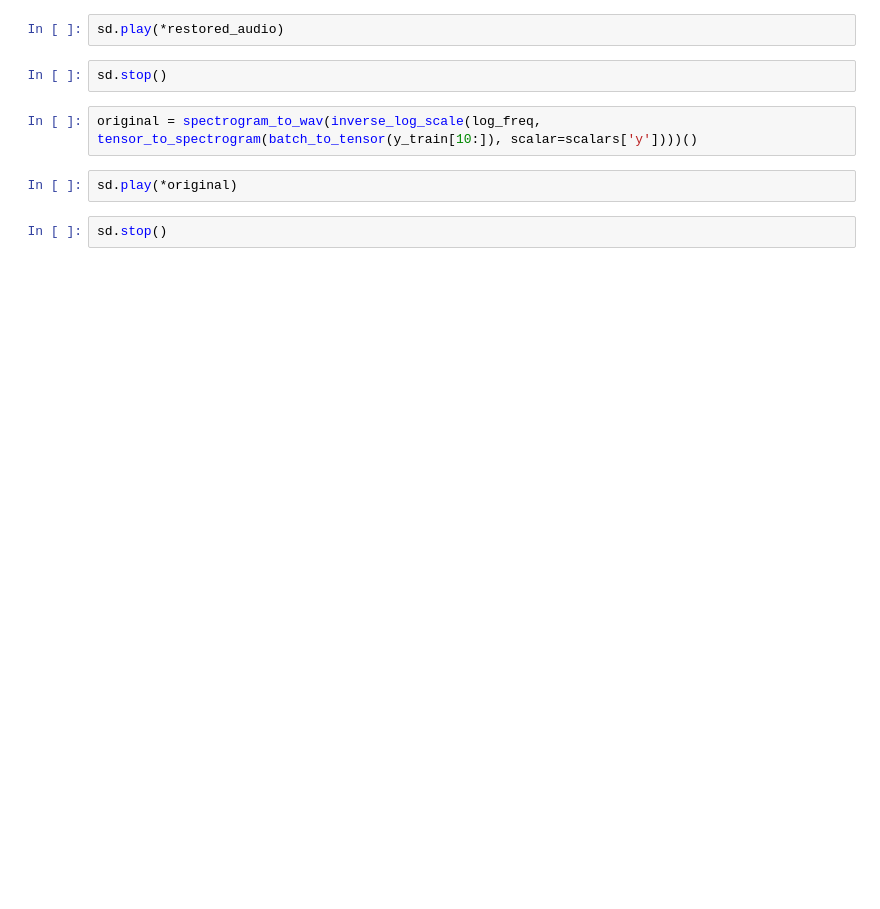
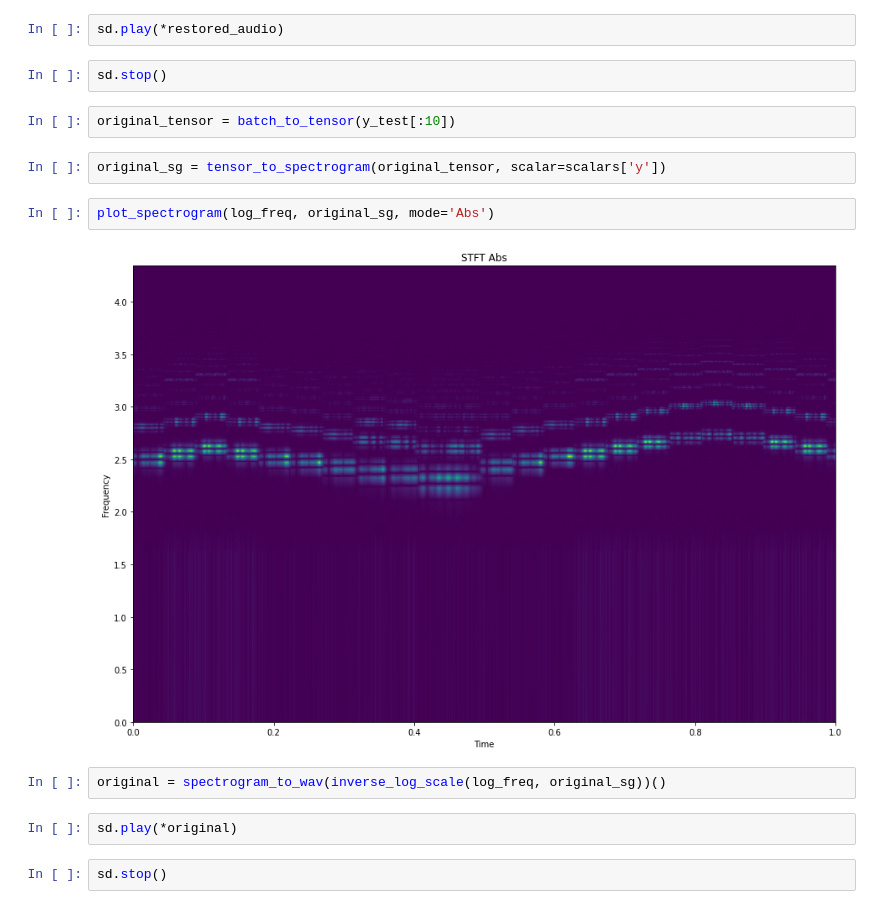
Before and after one commit to PapaLaplace/AST, a Jupyter notebook: predictions_exploration.ipynb, the cells around one changed output. Cells and saved outputs as stored; diff of their text form; blank space fills up the shorter version.

```diff
--- a/predictions_exploration.ipynb
+++ b/predictions_exploration.ipynb
@@ -30,8 +37,16 @@ restored_audio = spectrogram_to_wav(rescaled_restored_sg, PROCESSING.sampling_ra
 sd.play(*restored_audio)
 # %%
 sd.stop()
+# %%
+original_tensor = batch_to_tensor(y_test[:10])
+# %%
+original_sg = tensor_to_spectrogram(original_tensor, scalar=scalars['y'])
+# %%
+plot_spectrogram(log_freq, original_sg, mode='Abs')
+# %% [output]
+[figure, added]
 # %%
-original = spectrogram_to_wav(inverse_log_scale(log_freq, tensor_to_spectrogram(batch_to_tensor(y_train[10:]), scalar=scalars['y'])))()
+original = spectrogram_to_wav(inverse_log_scale(log_freq, original_sg))()
 # %%
 sd.play(*original)
 # %%
```
Also changed, not shown: parts of 14 cells of this notebook, 8 other files.
